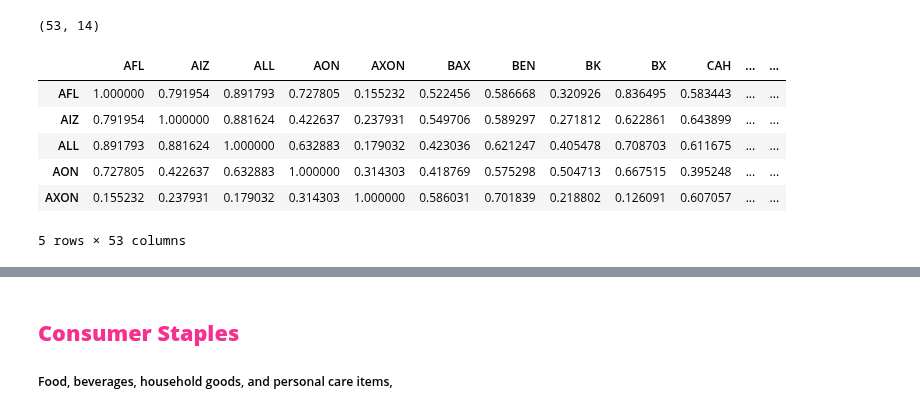
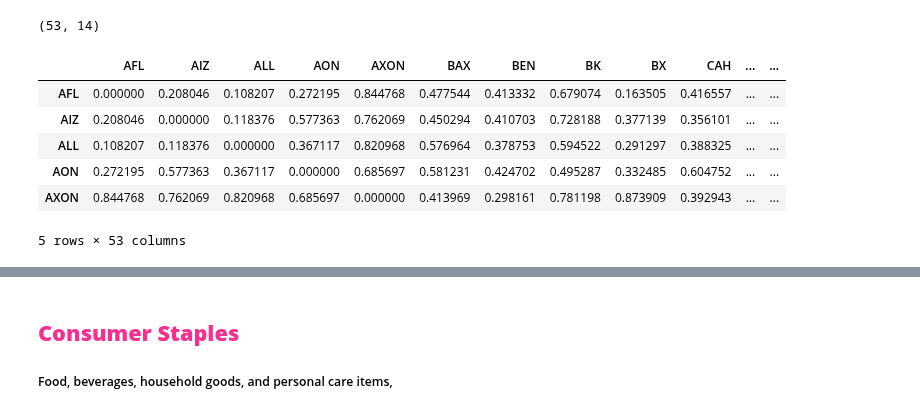
Before and after one commit to ktongk/BTT-JPMC-1, a Jupyter notebook: Anna/AH.ipynb, the cells around one changed output, grey strips where cells are left out. Drawn from its saved outputs; the diff is of its cells as text; code cells hidden in the pictures.

```diff
--- a/Anna/AH.ipynb
+++ b/Anna/AH.ipynb
@@ -291,15 +333,21 @@ consume.shape
 # %%
 consume = consume.drop(columns= 'Industry', axis = 1)
 df_price_consume = consume.T
+
+
+
 df_price_pct_consume = df_price_consume.pct_change()[1:]
+# Calculate the correlation matrix
+price_corr_consume = df_price_pct_consume.corr()
+# Calculate 1 - |correlation|
+complement_corr_consume = 1 - abs(price_corr_consume)
 
-price_corr_consume = df_price_pct_consume.corr()
-price_corr_consume.head()
+complement_corr_consume.head()
 # %% [output]
 |  | AFL | AIZ | ALL | AON | AXON | BAX | BEN | BK | BX | CAH | ... | ... |
-| AFL | 1.000000 | 0.791954 | 0.891793 | 0.727805 | 0.155232 | 0.522456 | 0.586668 | 0.320926 | 0.836495 | 0.583443 | ... | ... |
-| AIZ | 0.791954 | 1.000000 | 0.881624 | 0.422637 | 0.237931 | 0.549706 | 0.589297 | 0.271812 | 0.622861 | 0.643899 | ... | ... |
-| ALL | 0.891793 | 0.881624 | 1.000000 | 0.632883 | 0.179032 | 0.423036 | 0.621247 | 0.405478 | 0.708703 | 0.611675 | ... | ... |
-| AON | 0.727805 | 0.422637 | 0.632883 | 1.000000 | 0.314303 | 0.418769 | 0.575298 | 0.504713 | 0.667515 | 0.395248 | ... | ... |
-| AXON | 0.155232 | 0.237931 | 0.179032 | 0.314303 | 1.000000 | 0.586031 | 0.701839 | 0.218802 | 0.126091 | 0.607057 | ... | ... |
+| AFL | 0.000000 | 0.208046 | 0.108207 | 0.272195 | 0.844768 | 0.477544 | 0.413332 | 0.679074 | 0.163505 | 0.416557 | ... | ... |
+| AIZ | 0.208046 | 0.000000 | 0.118376 | 0.577363 | 0.762069 | 0.450294 | 0.410703 | 0.728188 | 0.377139 | 0.356101 | ... | ... |
+| ALL | 0.108207 | 0.118376 | 0.000000 | 0.367117 | 0.820968 | 0.576964 | 0.378753 | 0.594522 | 0.291297 | 0.388325 | ... | ... |
+| AON | 0.272195 | 0.577363 | 0.367117 | 0.000000 | 0.685697 | 0.581231 | 0.424702 | 0.495287 | 0.332485 | 0.604752 | ... | ... |
+| AXON | 0.844768 | 0.762069 | 0.820968 | 0.685697 | 0.000000 | 0.413969 | 0.298161 | 0.781198 | 0.873909 | 0.392943 | ... | ... |
 5 rows × 53 columns
```
Also changed, not shown: parts of 17 cells of this notebook, 2 other files.
